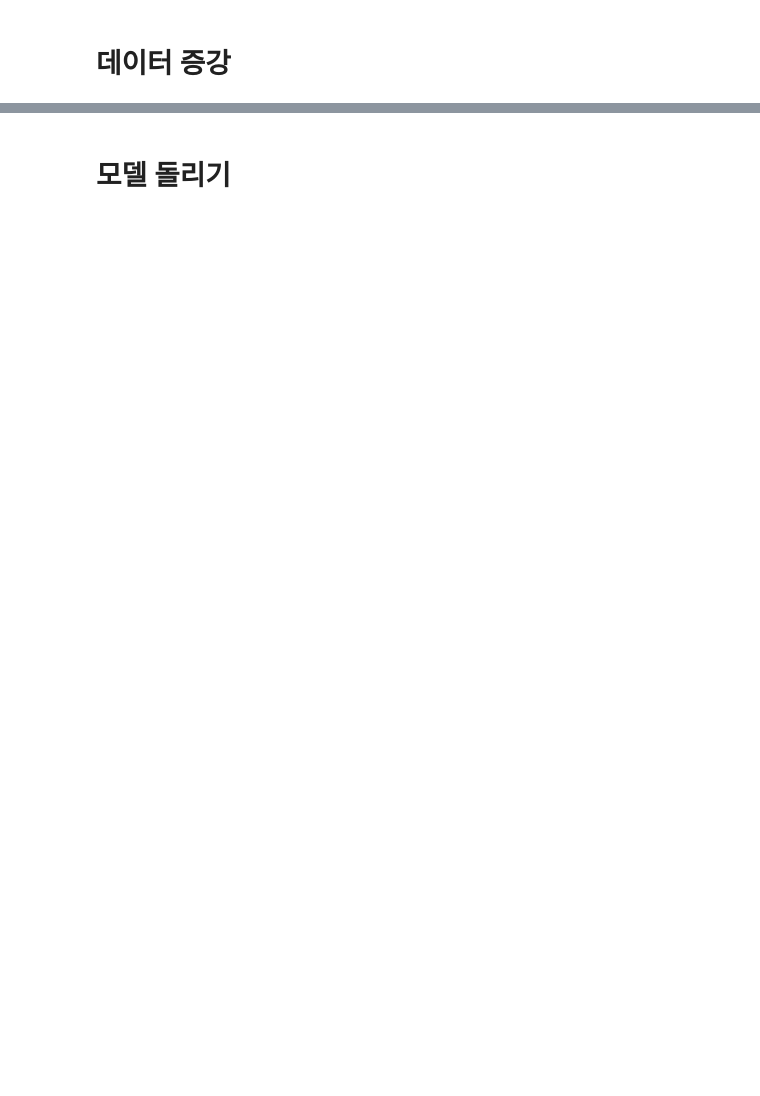
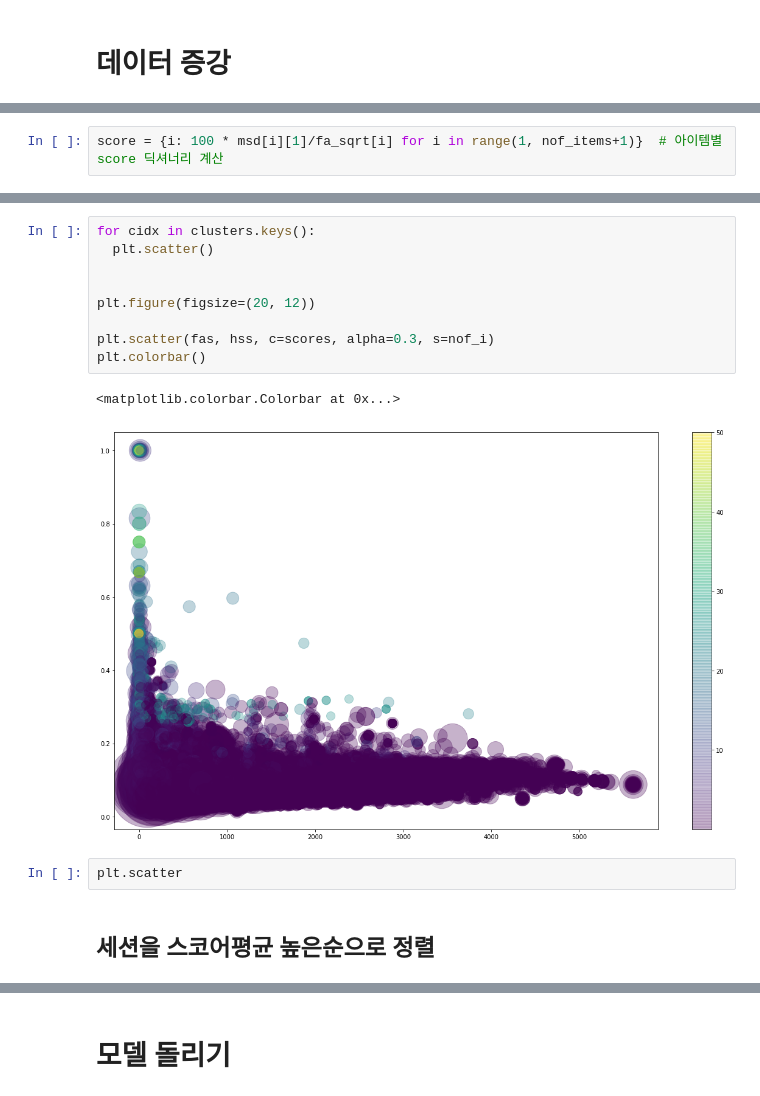
Before and after one commit to kyeongchan92/DA-for-SBR, a Jupyter notebook: main.ipynb, the cells around one changed output, grey strips where cells are left out. Saved outputs shown, nothing was run; the diff lists cells and outputs as text; blank space fills up the shorter version.

```diff
--- a/main.ipynb
+++ b/main.ipynb
@@ -268,0 +258,2 @@ score = {i : cal_score(falog2[i], msd[i][1], theta) for i in range(1, nof_items+
+# %%
+score = {i: 100 * msd[i][1]/fa_sqrt[i] for i in range(1, nof_items+1)}  # 아이템별 score 딕셔너리 계산
@@ -269 +362,17 @@ score = {i : cal_score(falog2[i], msd[i][1], theta) for i in range(1, nof_items+
+# %%
+for cidx in clusters.keys():
+  plt.scatter()
+
+
+plt.figure(figsize=(20, 12))
+
+plt.scatter(fas, hss, c=scores, alpha=0.3, s=nof_i)
+plt.colorbar()
+# %% [output]
+<matplotlib.colorbar.Colorbar at 0x...>
+[figure, added]
+# %%
+plt.scatter
+# %% [markdown]
+## 세션을 스코어평균 높은순으로 정렬
 # %%
```
Also changed, not shown: parts of 54 cells of this notebook.
